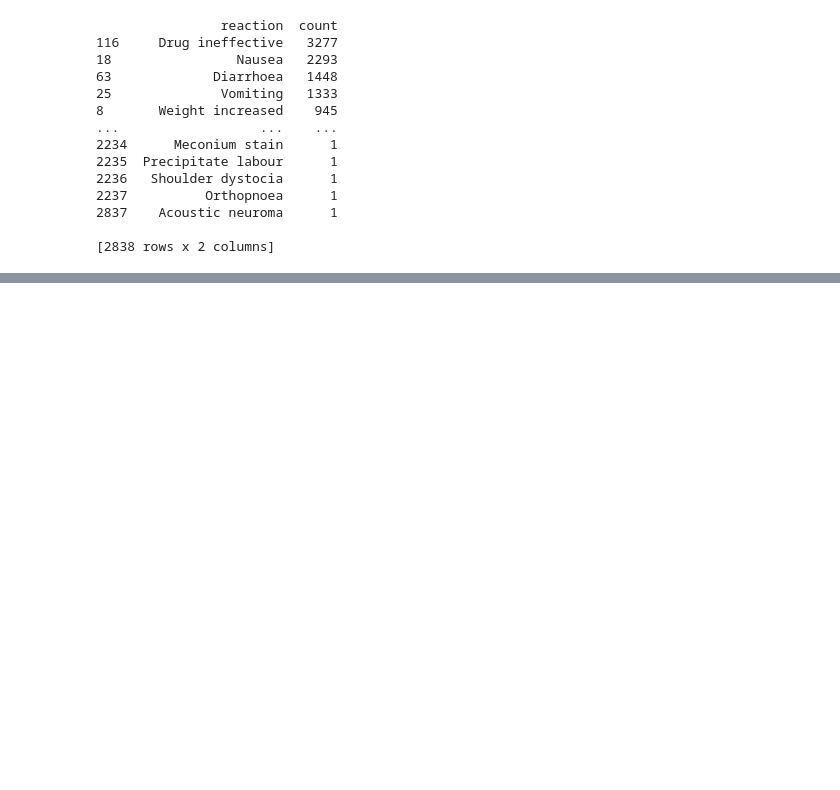
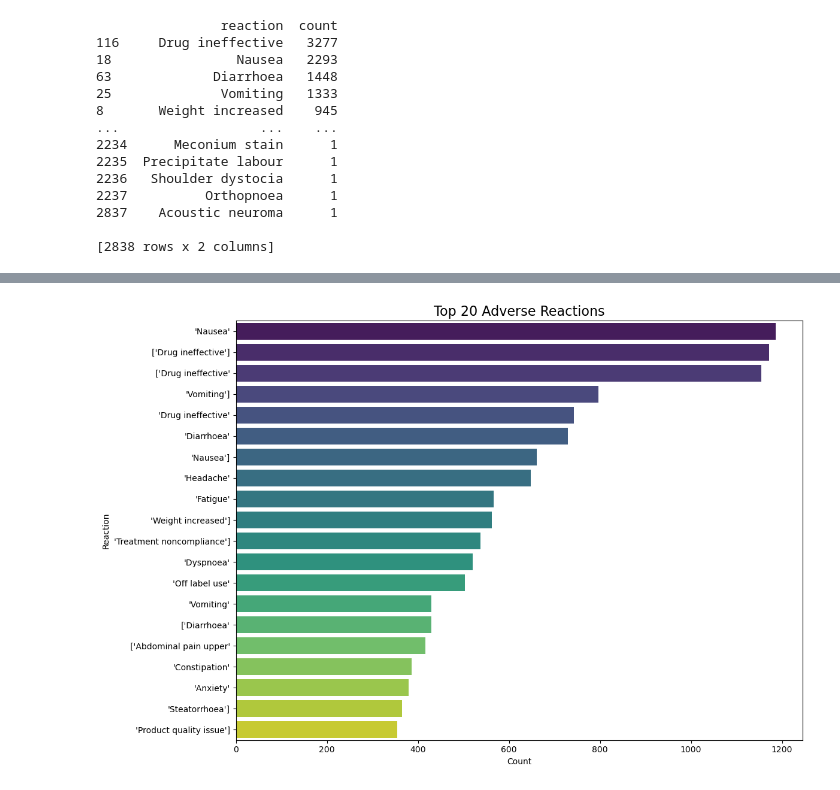
Before and after one commit to MYikuno/ORLISTAT-Adverse-Events, a Jupyter notebook: notebooks/Drug_adverse_events.ipynb, the cells around one changed output, grey strips where cells are left out. Drawn from its saved outputs; the diff is of its cells as text; code cells hidden in the pictures; blank space fills up the shorter version.

```diff
--- a/notebooks/Drug_adverse_events.ipynb
+++ b/notebooks/Drug_adverse_events.ipynb
@@ -1116,3 +1116,18 @@ print(reaction_df.sort_values(by='count', ascending=False))
 2837    Acoustic neuroma      1
 
 [2838 rows x 2 columns]
+# %%
+pt_series = ten_yrs_data_cpy['pt'].dropna().astype(str)
+pt_series = pt_series[pt_series.str.strip() != '']
+
+reaction_counts = Counter(
+    reaction.strip()
+    for reactions in pt_series
+    for reaction in reactions.split(',')
+)
+
+# Get top 20 reactions
+top_20 = reaction_counts.most_common(20)
+top_20_df = pd.DataFrame(top_20, columns=['reaction', 'count'])
+
+print(top_20_df)
@@ -1118,0 +1152,14 @@ print(reaction_df.sort_values(by='count', ascending=False))
+# %%
+# Ensure plot is in notebook (if using Jupyter)
+%matplotlib inline
+
+plt.figure(figsize=(12, 8))
+sns.barplot(data=top_20_df, x='count', y='reaction', palette='viridis')
+
+plt.title('Top 20 Adverse Reactions', fontsize=16)
+plt.xlabel('Count')
+plt.ylabel('Reaction')
+plt.tight_layout()
+plt.show()
+# %% [output]
+[figure, added]
```
Also changed, not shown: parts of 1 cell of this notebook.
